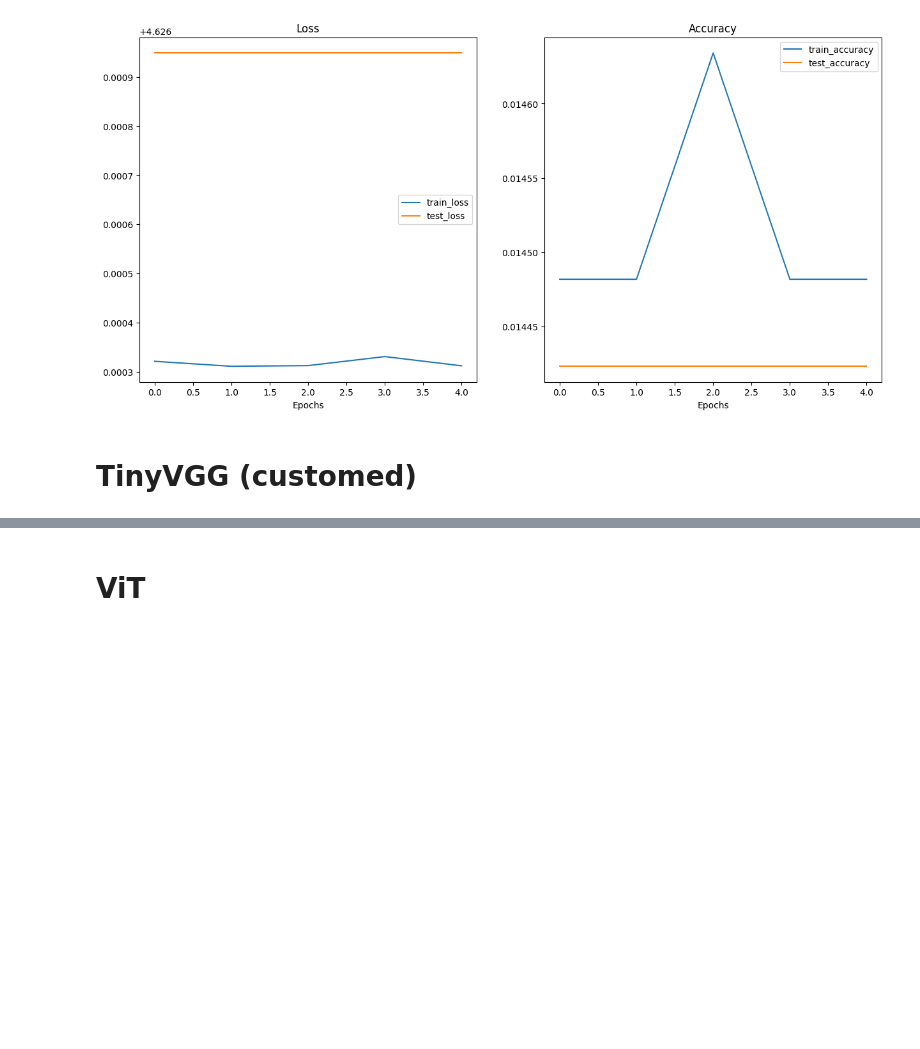
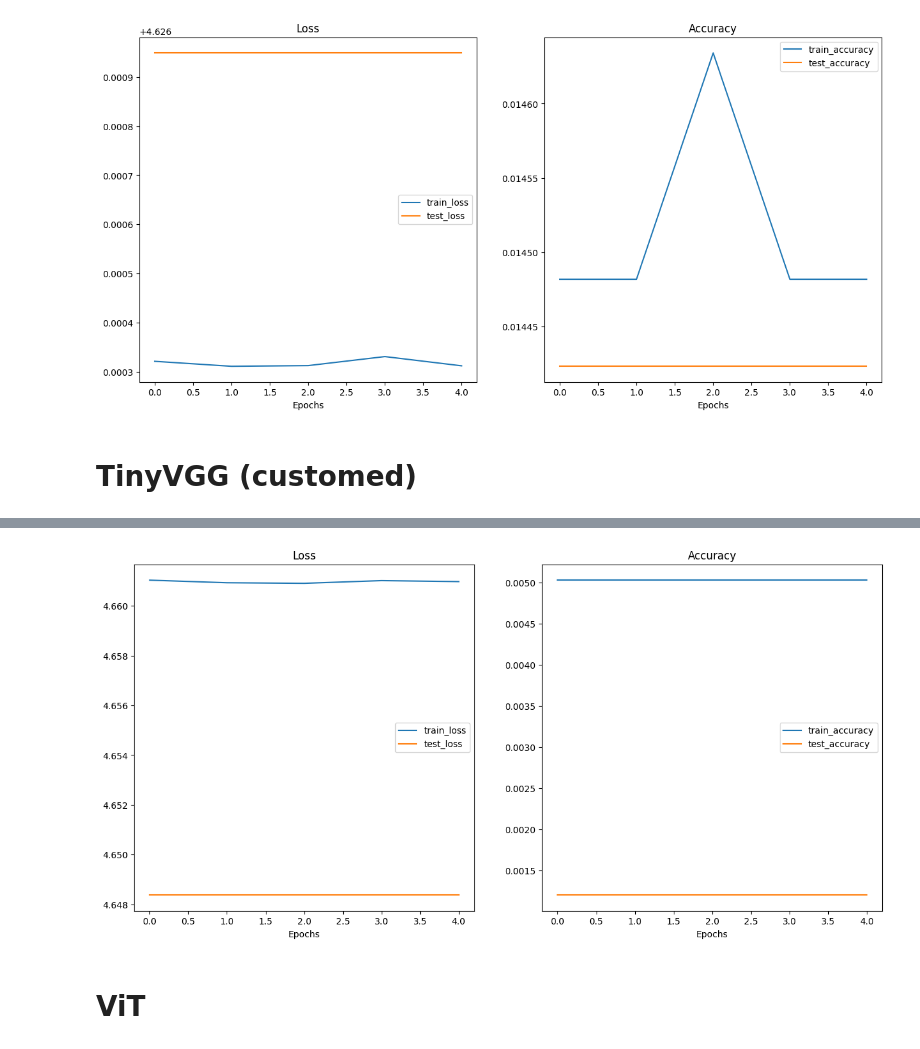
Before and after one commit to lovecrushfamily/Oxford-flower-classification, a Jupyter notebook: notebook_dl.ipynb, the cells around one changed output, grey strips where cells are left out. Saved outputs shown, nothing was run; the diff lists cells and outputs as text; code cells hidden in the pictures; blank space fills up the shorter version.

Commit message:
Knowing the input shape, which refer to the number of channel that those images contained, And understand the core of shape forwarding.

```diff
--- a/notebook_dl.ipynb
+++ b/notebook_dl.ipynb
@@ -392,7 +392,7 @@ Epoch 5/5 [==============================] 100% [00:01:28<00:00:00] loss: 4.5138
 # %% [markdown]
 # Simple CNN
 # %%
-class Oxford_modelv1_SimpleCNN(nn.Module):
+class Oxford_Modelv1_SimpleCNN(nn.Module):
     def __init__(self, num_classes=102):  # 102 flower categories
         super().__init__()
 
@@ -419,7 +419,7 @@ class Oxford_modelv1_SimpleCNN(nn.Module):
         return x
 
 
-modelv1 = Oxford_modelv1_SimpleCNN()
+modelv1 = Oxford_Modelv1_SimpleCNN()
 
 summary(model=modelv1,
         input_size=(1, 3, 224, 224), # (batch_size, color_channels, height, width)
@@ -708,15 +706,18 @@ Epoch 5/5 [==============================] 100% [00:01:31<00:00:00] loss: 4.6263
 # %% [markdown]
 # TinyVGG (customed)
 # %%
-modelv5_customed = Oxford_Modelv2_TinyVGG(input_shape=224,
+modelv5_customed = Oxford_Modelv5_TinyVGG(input_shape=3,
                                 hidden_units=10,
                                 output_shape=102)
 
-modelv5_customed.classifier = Oxford_Modelv0_SimpleANN(input_shape =102,
+modelv5_customed.classifier = Oxford_Modelv0_SimpleANN(input_shape = 31360,
                                hidden_units = 10,
-                               hidden_layers = 1,
+                               hidden_layers = 2,
                                output_shape= len(classes),
                                activations=nn.ReLU())
+
+modelv5_customed
+
 
 summary(model=modelv5_customed,
         input_size=(1, 3, 224, 224),  # Batch size of 1, 3 channels, 224x224 image
@@ -727,0 +745,24 @@ RuntimeError: Failed to run torchinfo. See above stack traces for more details.
+# %%
+# Loss and Optimizer
+criterion = nn.CrossEntropyLoss()
+optimizer = optim.Adam(params=modelv0.parameters(), lr = 0.01)
+
+# Callback
+
+
+# Train model
+modelv5_customed_result = utils.train_model(model=modelv5_customed,
+                             train_dataloader=train_dataloader,
+                             test_dataloader=valid_dataloader,
+                             optimizer=optimizer,
+                             loss_fn=criterion,
+                             epochs=5,
+                             device=device)
+
+# Save the model
+print('\n')
+utils.save_model(model=modelv5_customed)
+
+# Evaluate learning curve
+utils.plot_loss_curves(modelv5_customed_result)
+# %% [output]
@@ -728,3 +777,4 @@ RuntimeError: Failed to run torchinfo. See above stack traces for more details.
+[figure, added]
 # %% [markdown]
 # ViT
 # %% [markdown]
```
Also changed, not shown: parts of 11 cells of this notebook.
